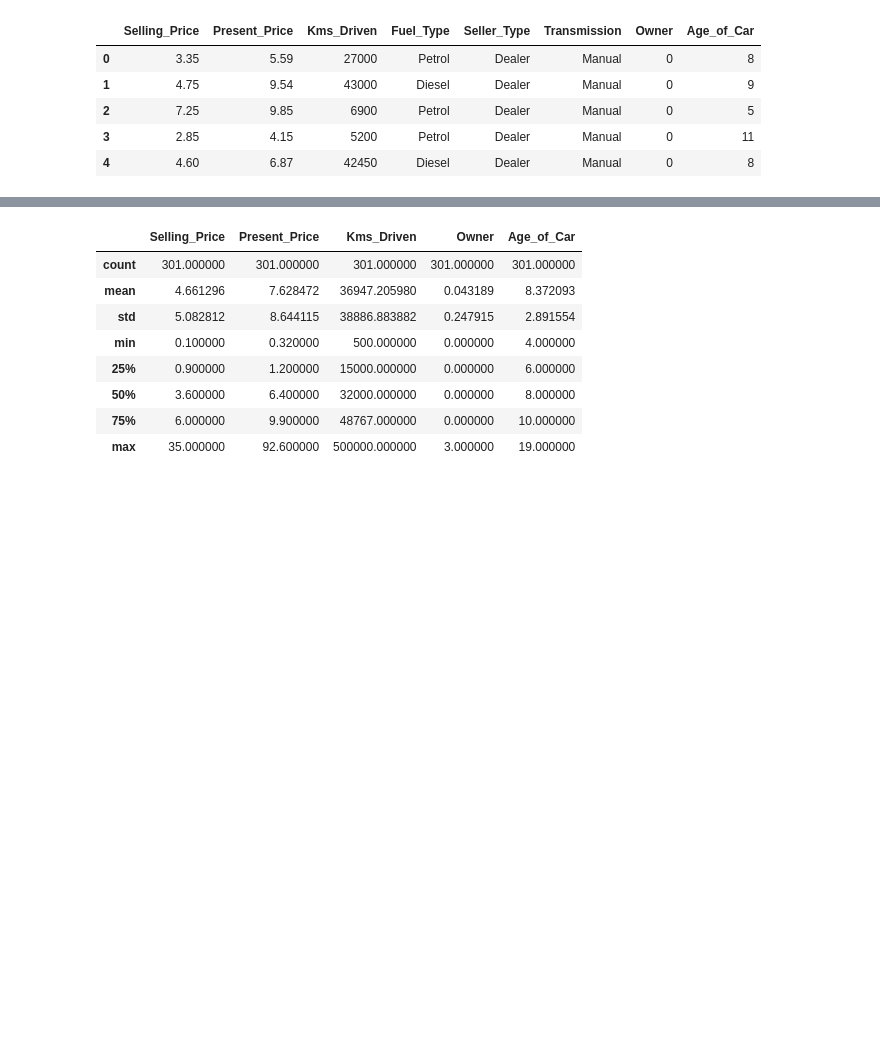
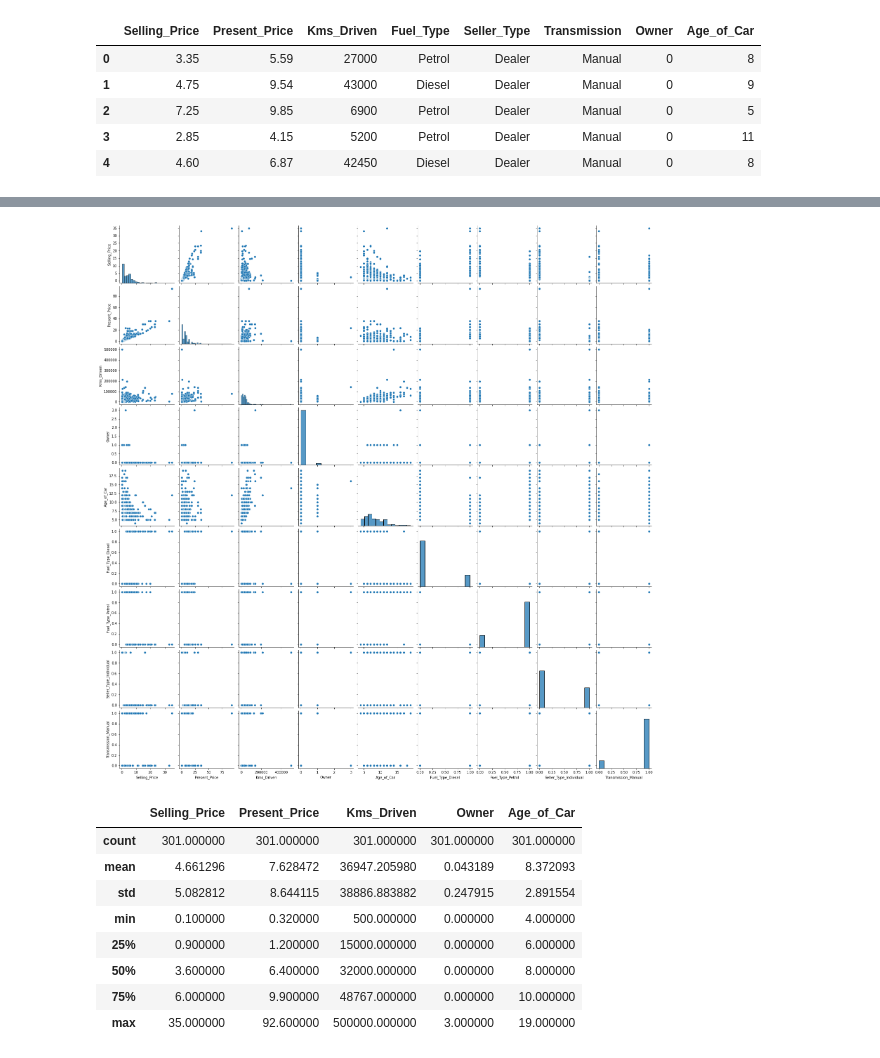
Before and after one commit to taruj/car_price_prediction, a Jupyter notebook: car_price_prediction_vehicle_dataset_from_cardekho.ipynb, the cells around one changed output, grey strips where cells are left out. Cells and saved outputs as stored; diff of their text form; code cells hidden in the pictures; blank space fills up the shorter version.

```diff
--- a/car_price_prediction_vehicle_dataset_from_cardekho.ipynb
+++ b/car_price_prediction_vehicle_dataset_from_cardekho.ipynb
@@ -77,9 +78,9 @@ array([0, 1, 3])
 data['Age_of_Car'] = 2022 - data['Year']
 # %%
 # Drop Year
-data.drop('Year', axis=1, inplace=True)
+data.drop(['Year'], axis=1, inplace=True)
 # Drop Car_Name
-data.drop('Car_Name', axis=1, inplace=True)
+data.drop(['Car_Name'], axis=1, inplace=True)
 # %%
 data.head()
 # %% [output]
@@ -89,3 +90,6 @@ data.head()
 | 2 | 7.25 | 9.85 | 6900 | Petrol | Dealer | Manual | 0 | 5 |
 | 3 | 2.85 | 4.15 | 5200 | Petrol | Dealer | Manual | 0 | 11 |
 | 4 | 4.60 | 6.87 | 42450 | Diesel | Dealer | Manual | 0 | 8 |
+# %%
+# One Hot Encoding of Categorical Variables
+data = pd.get_dummies(data, drop_first=True)
@@ -92,3 +119,8 @@ data.head()
+# %%
+sns.pairplot(data)
+plt.show()
+# %% [output]
+[figure, added]
 # %%
 data.describe()
 # %% [output]
```
Also changed, not shown: parts of 3 cells of this notebook.
